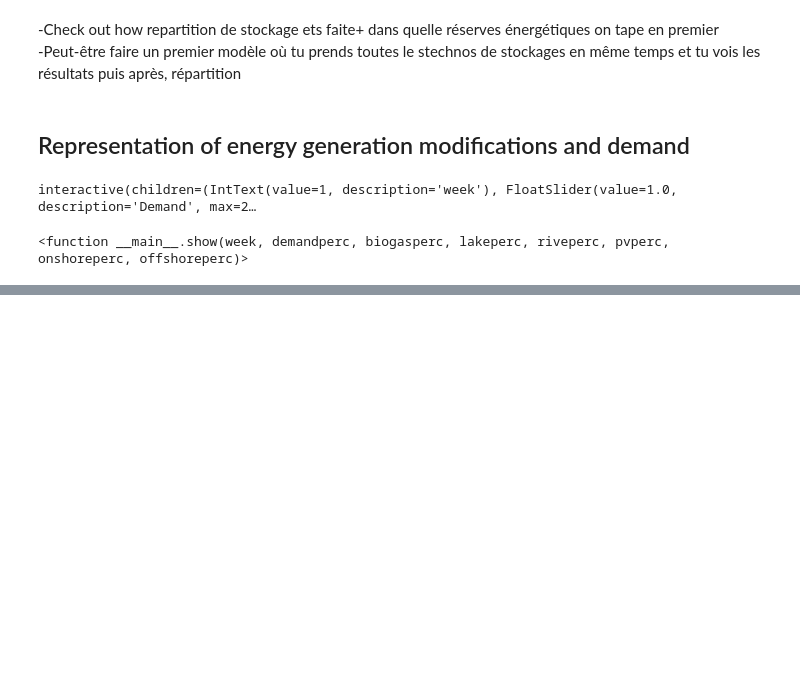
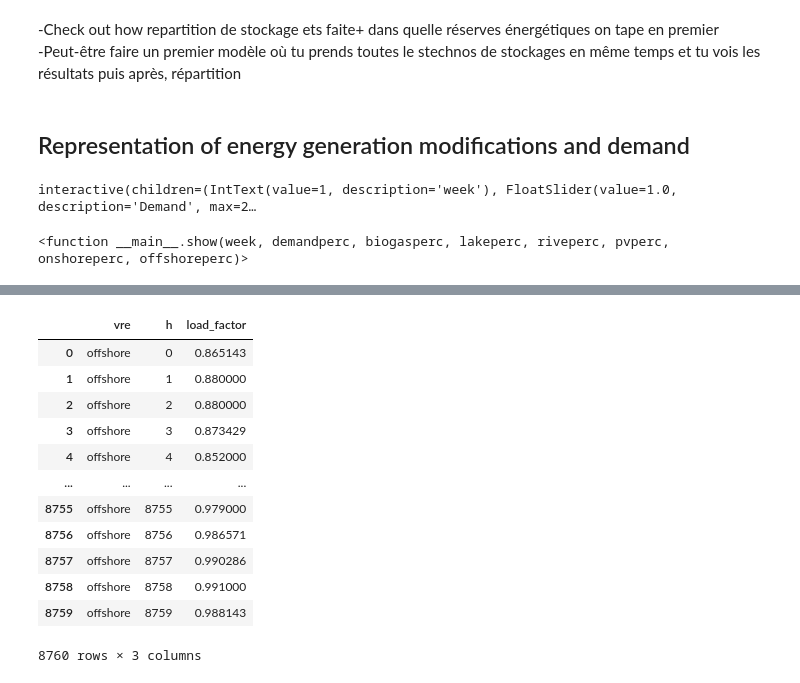
Before and after one commit to trenouard/Mix_energetique_2050, a Jupyter notebook: Projet_ENR.ipynb, the cells around one changed output, grey strips where cells are left out. Drawn from its saved outputs; the diff is of its cells as text; code cells hidden in the pictures; blank space fills up the shorter version.

```diff
--- a/Projet_ENR.ipynb
+++ b/Projet_ENR.ipynb
@@ -365,0 +368,17 @@ interactive(children=(IntText(value=1, description='week'), FloatSlider(value=1.
+# %%
+offshore=load_factor[(load_factor['vre'] =='offshore') ]
+offshore
+# %% [output]
+|  | vre | h | load_factor |
+| 0 | offshore | 0 | 0.865143 |
+| 1 | offshore | 1 | 0.880000 |
+| 2 | offshore | 2 | 0.880000 |
+| 3 | offshore | 3 | 0.873429 |
+| 4 | offshore | 4 | 0.852000 |
+| ... | ... | ... | ... |
+| 8755 | offshore | 8755 | 0.979000 |
+| 8756 | offshore | 8756 | 0.986571 |
+| 8757 | offshore | 8757 | 0.990286 |
+| 8758 | offshore | 8758 | 0.991000 |
+| 8759 | offshore | 8759 | 0.988143 |
+8760 rows × 3 columns
```
Also changed, not shown: parts of 7 cells of this notebook.
